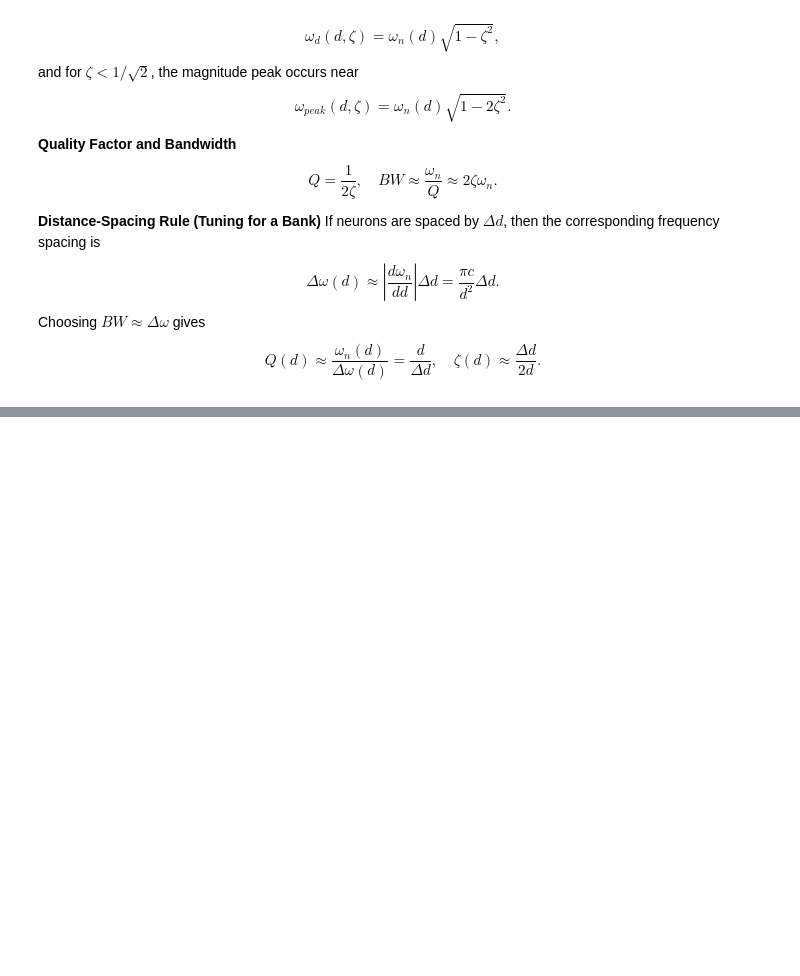
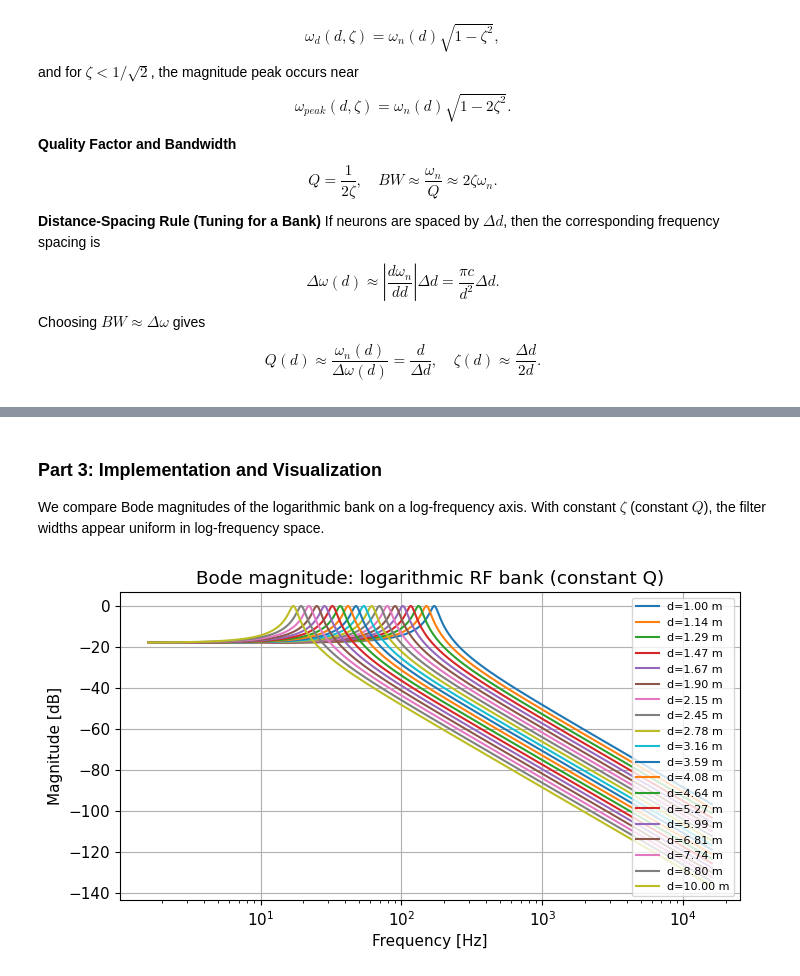
Before and after one commit to jackhenry02/Radar_SNN_2, a Jupyter notebook: theory/rf_control_theory.ipynb, the cells around one changed output, grey strips where cells are left out. Cells and saved outputs as stored; diff of their text form; code cells hidden in the pictures; blank space fills up the shorter version.

```diff
--- a/theory/rf_control_theory.ipynb
+++ b/theory/rf_control_theory.ipynb
@@ -405,0 +580,26 @@ $$
+# %%
+def create_log_resonant_bank(d_min, d_max, n_neurons, c=343.0):
+    # Log-spaced distances
+    idx = np.arange(n_neurons)
+    d = d_min * (d_max / d_min) ** (idx / (n_neurons - 1))
+
+    # Constant damping ratio from log spacing
+    zeta = np.log(d_max / d_min) / (2 * (n_neurons - 1))
+
+    # Natural frequency and normalization gain
+    wn = np.pi * c / d
+    G = 2 * zeta * wn**2
+
+    bank = []
+    for di, wni, Gi in zip(d, wn, G):
+        bank.append({
+            'd': float(di),
+            'omega_n': float(wni),
+            'zeta': float(zeta),
+            'gain': float(Gi),
+        })
+    return bank
+
+# Example usage
+bank = create_log_resonant_bank(1.0, 10.0, 10, c=343.0)
+bank[:3]
@@ -405,0 +619,24 @@ $$
+# %% [markdown]
+### Part 3: Implementation and Visualization
+We compare Bode magnitudes of the logarithmic bank on a log-frequency axis.
+With constant $\zeta$ (constant $Q$), the filter widths appear uniform in log-frequency space.
+# %%
+# Bode plot comparison for log-spaced bank
+bank = create_log_resonant_bank(1.0, 10.0, 19, c=343.0)
+w = np.logspace(1, 5, 1200)  # rad/s
+plt.figure(figsize=(8, 4))
+for neuron in bank:
+    wn_i = neuron['omega_n']
+    zeta_i = neuron['zeta']
+    G_i = neuron['gain']
+    sys = signal.TransferFunction([G_i], [1.0, 2*zeta_i*wn_i, wn_i**2])
+    _, mag, _ = signal.bode(sys, w=w)
+    plt.semilogx(w/(2*np.pi), mag, label='d={:.2f} m'.format(neuron['d']))
+
+plt.title('Bode magnitude: logarithmic RF bank (constant Q)')
+plt.xlabel('Frequency [Hz]')
+plt.ylabel('Magnitude [dB]')
+plt.legend(fontsize=8)
+plt.show()
+# %% [output]
+[figure, added]
```
Also changed, not shown: parts of 12 cells of this notebook.
